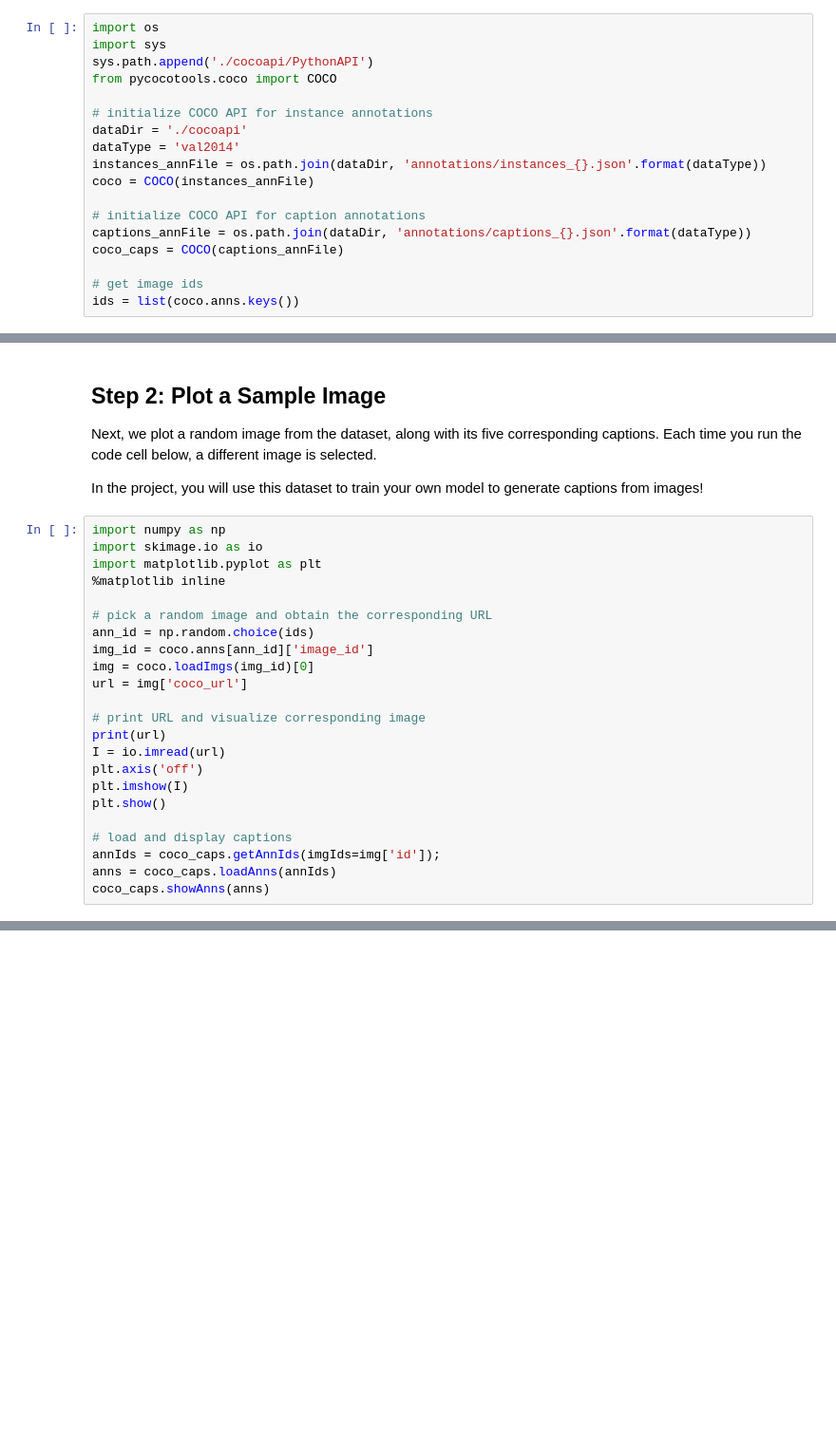
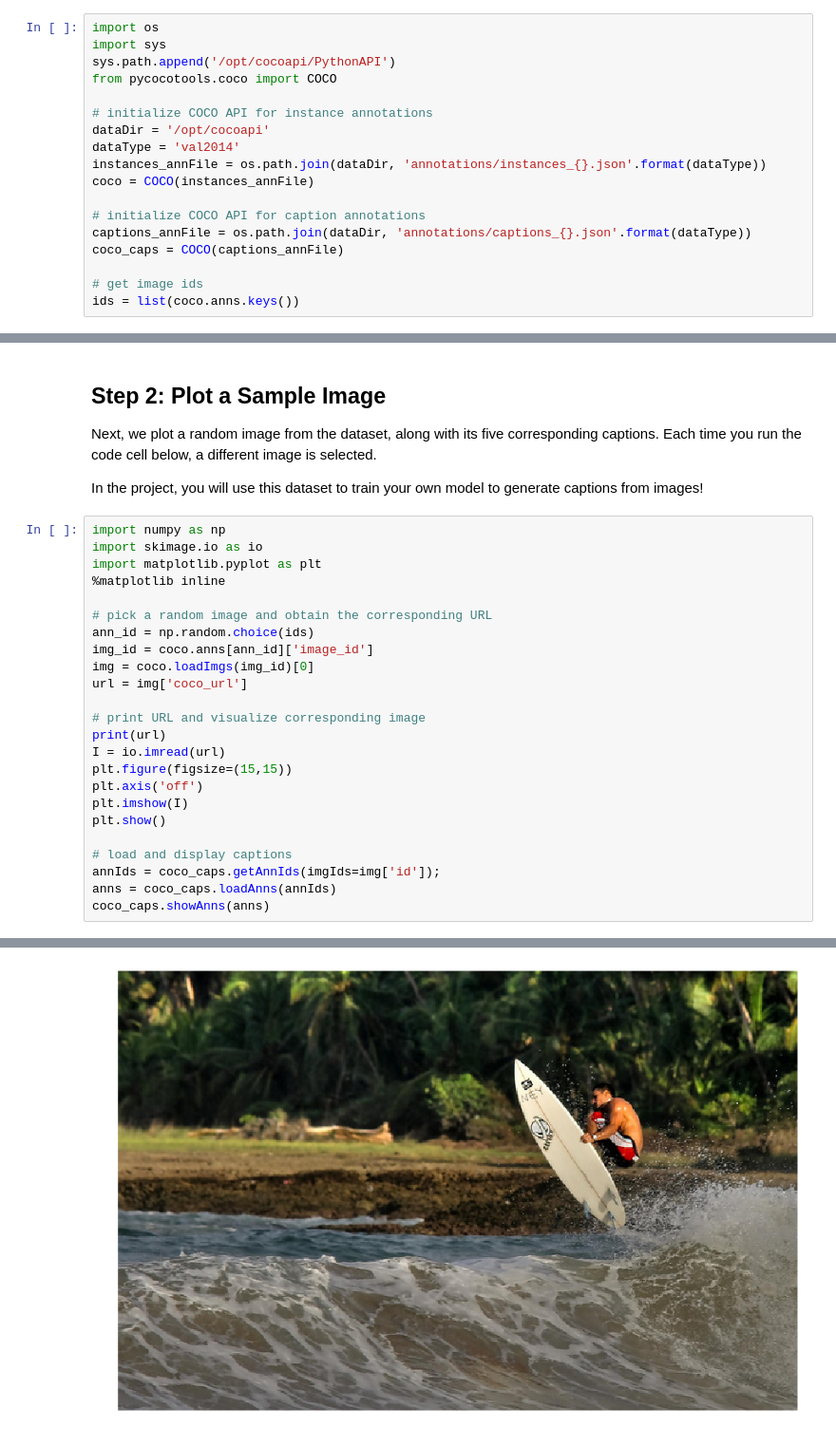
Before and after one commit to 894743926/Computer-Vision, a Jupyter notebook: P2_Image-Captioning/0_Dataset.ipynb, the cells around one changed output, grey strips where cells are left out. Shown at 95% size. Cells and saved outputs as stored; diff of their text form; blank space fills up the shorter version.

```diff
--- a/P2_Image-Captioning/0_Dataset.ipynb
+++ b/P2_Image-Captioning/0_Dataset.ipynb
@@ -19,11 +19,11 @@ We begin by initializing the [COCO API](https://github.com/cocodataset/cocoapi)
 # %%
 import os
 import sys
-sys.path.append('./cocoapi/PythonAPI')
+sys.path.append('/opt/cocoapi/PythonAPI')
 from pycocotools.coco import COCO
 
 # initialize COCO API for instance annotations
-dataDir = './cocoapi'
+dataDir = '/opt/cocoapi'
 dataType = 'val2014'
 instances_annFile = os.path.join(dataDir, 'annotations/instances_{}.json'.format(dataType))
 coco = COCO(instances_annFile)
@@ -58,6 +64,7 @@ url = img['coco_url']
 # print URL and visualize corresponding image
 print(url)
 I = io.imread(url)
+plt.figure(figsize=(15,15))
 plt.axis('off')
 plt.imshow(I)
 plt.show()
@@ -66,3 +73,4 @@ plt.show()
 annIds = coco_caps.getAnnIds(imgIds=img['id']);
 anns = coco_caps.loadAnns(annIds)
 coco_caps.showAnns(anns)
+# %% [output]
@@ -68,0 +78 @@ coco_caps.showAnns(anns)
+[figure, added]
```
Also changed, not shown: parts of 2 cells of this notebook.
